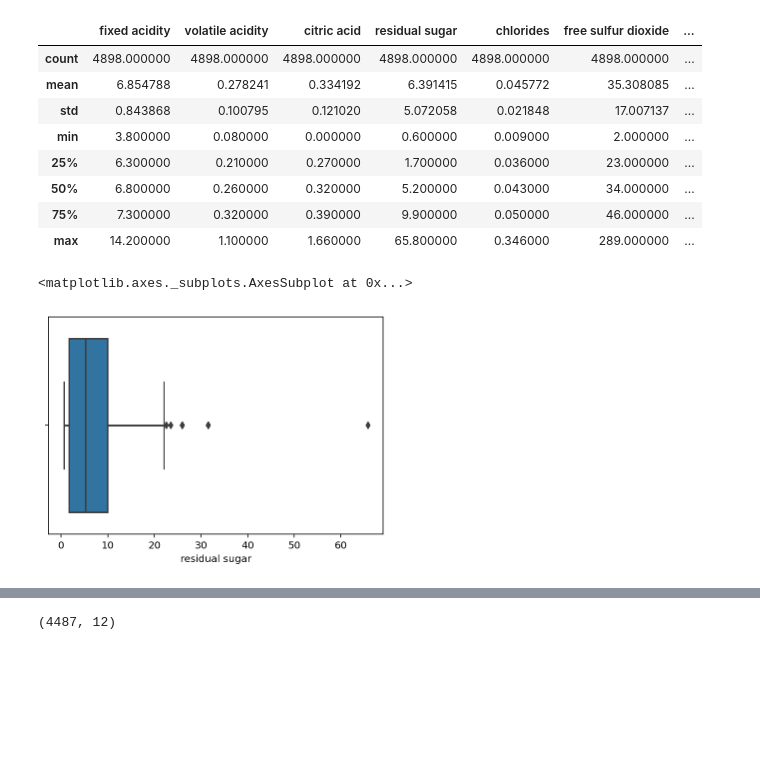
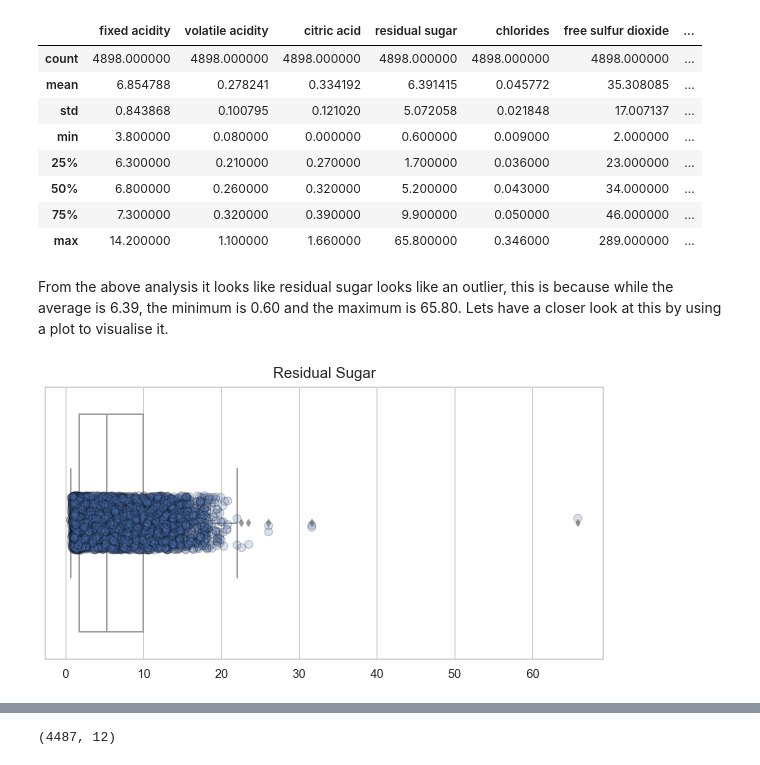
Before and after one commit to Munster2020/HDIP_CSDA_COMP08055, a Jupyter notebook: scikit-learn.ipynb, the cells around one changed output, grey strips where cells are left out. Cells and saved outputs as stored; diff of their text form; code cells hidden in the pictures; blank space fills up the shorter version.

```diff
--- a/scikit-learn.ipynb
+++ b/scikit-learn.ipynb
@@ -141,8 +162,14 @@ df.describe()
 | 50% | 6.800000 | 0.260000 | 0.320000 | 5.200000 | 0.043000 | 34.000000 | ... |
 | 75% | 7.300000 | 0.320000 | 0.390000 | 9.900000 | 0.050000 | 46.000000 | ... |
 | max | 14.200000 | 1.100000 | 1.660000 | 65.800000 | 0.346000 | 289.000000 | ... |
-# %%
-sns.boxplot(df['residual sugar'])
-# %% [output]
-<matplotlib.axes._subplots.AxesSubplot at 0x...>
-[figure, removed]
+# %% [markdown]
+From the above analysis it looks like residual sugar looks like an outlier, this is because while the average is 6.39, the minimum is 0.60 and the maximum is 65.80. Lets have a closer look at this by using a plot to visualise it.
+# %%
+sns.set(style='whitegrid', font_scale=1.1, rc={"figure.figsize": [10, 5]})
+sns.boxplot(df['residual sugar'], color="white")
+sns.stripplot(df['residual sugar'], edgecolor="black",
+              alpha=.2, s=8, linewidth=1.0)
+plt.xlabel('')
+plt.title("Residual Sugar", fontsize=15, y=1.012);
+# %% [output]
+[figure, added]
```
Also changed, not shown: parts of 23 cells of this notebook.
